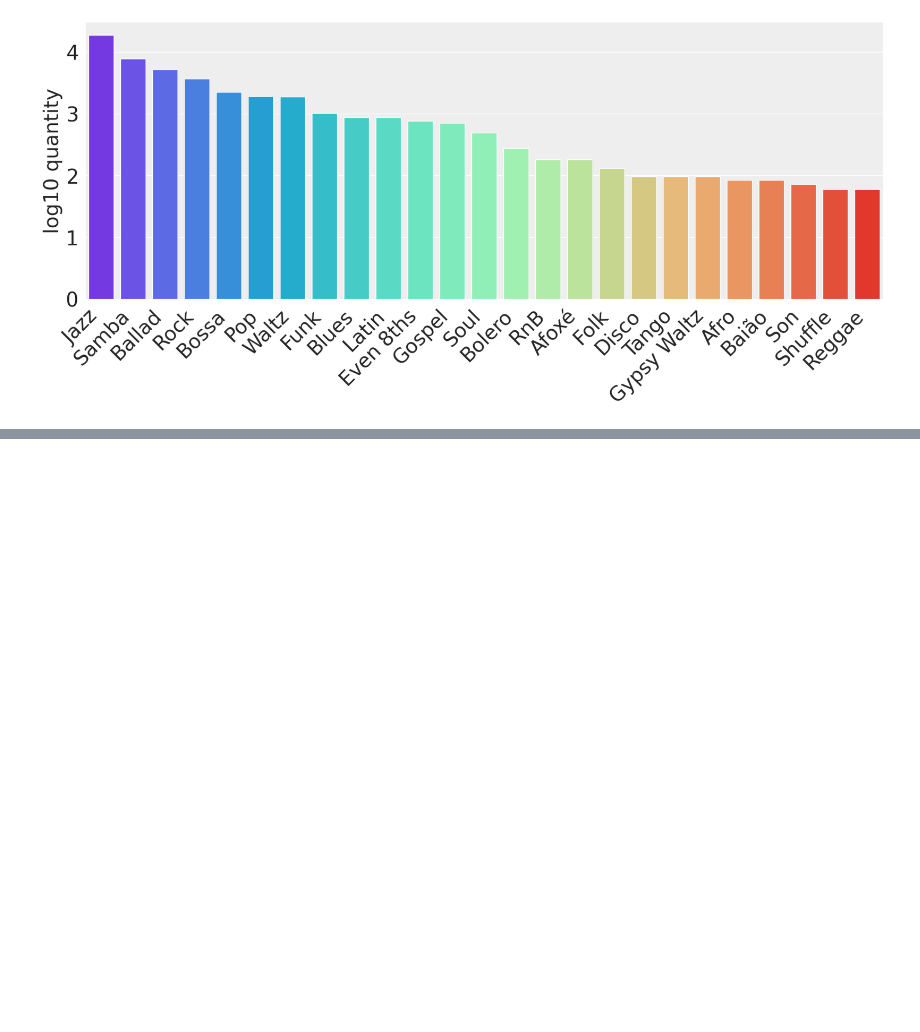
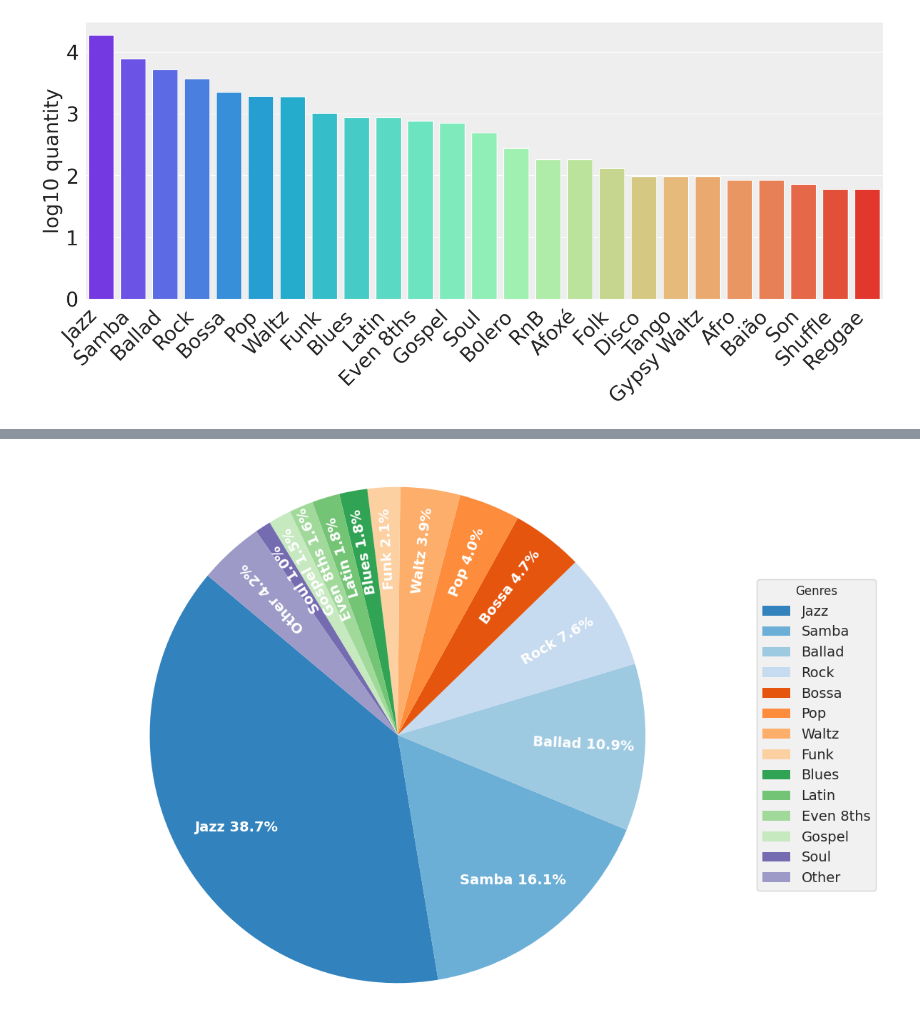
Before and after one commit to fosfrancesco/chromaflow, a Jupyter notebook: src/plots_and_figures.ipynb, the cells around one changed output, grey strips where cells are left out. Cells and saved outputs as stored; diff of their text form; code cells hidden in the pictures; blank space fills up the shorter version.

```diff
--- a/src/plots_and_figures.ipynb
+++ b/src/plots_and_figures.ipynb
@@ -73,0 +127,27 @@ Passing `palette` without assigning `hue` is deprecated and will be removed in v
+# %%
+import matplotlib.pyplot as plt
+
+sizes = [count for _, count in reduced_genres_counts]
+labels = [genre for genre, _ in reduced_genres_counts]
+total = sum(sizes)
+colors = plt.cm.tab20c(np.arange(len(sizes)))
+
+fig, ax = plt.subplots(figsize=(12, 8))
+wedges, texts, autotexts = ax.pie(sizes, startangle=140, colors=colors, autopct='', pctdistance=0.75, textprops={'fontsize': 12}, wedgeprops={"edgecolor": "k",'linewidth': 0, 'antialiased': True})
+
+for i, (wedge, autotext) in enumerate(zip(wedges, autotexts)):
+    percentage = 100.0 * sizes[i] / total
+    autotext.set_text(f'{labels[i]} {percentage:.1f}%')
+    autotext.set_color('white')
+    autotext.set_fontsize(14)
+    autotext.set_fontweight('bold')
+    if i >= 2:  # Adjust rotation starting from the 8th label
+        rot = (wedge.theta2 - wedge.theta1) / 2 + wedge.theta1
+        autotext.set_rotation(rot)
+
+plt.legend(labels, title="Genres", loc="center left", bbox_to_anchor=(1, 0.5), fontsize=14)
+plt.axis('equal')
+plt.tight_layout()
+plt.show()
+# %% [output]
+[figure, added]
```
Also changed, not shown: parts of 4 cells of this notebook.
